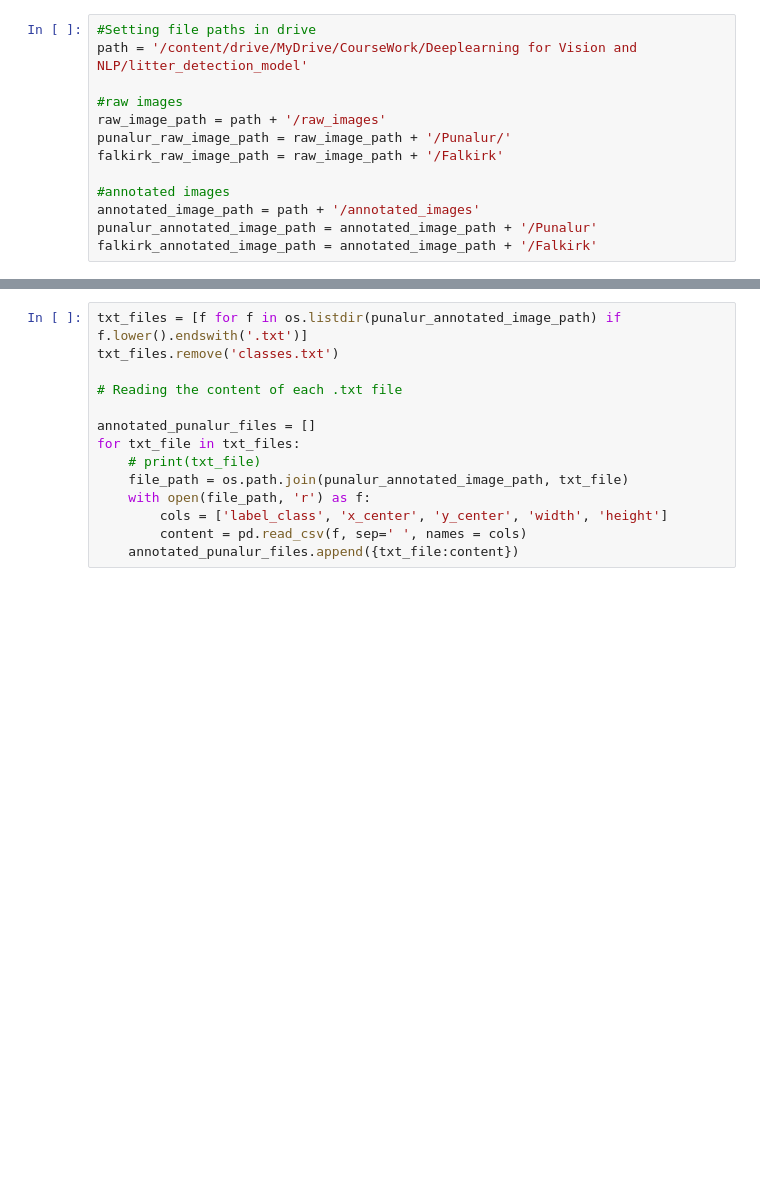
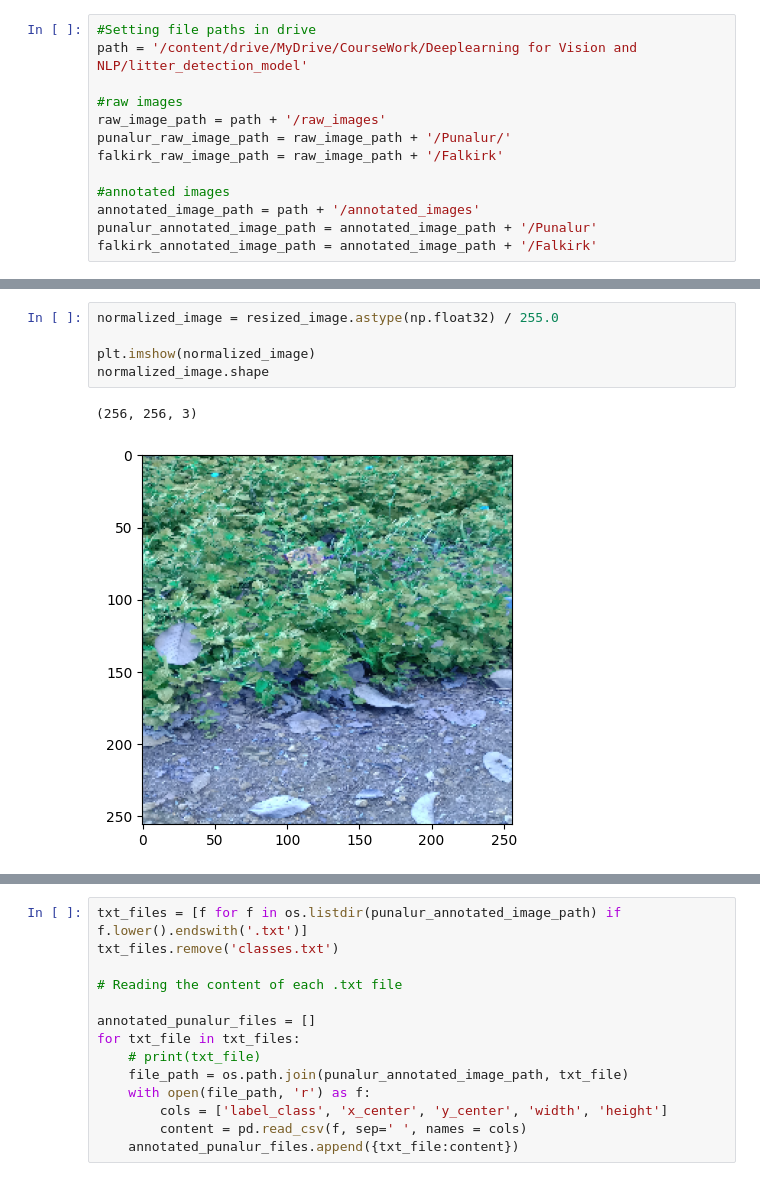
Before and after one commit to bipinthecoder/Street-Litter-Detection, a Jupyter notebook: vgg16_litter_detection.ipynb, the cells around one changed output, grey strips where cells are left out. Saved outputs shown, nothing was run; the diff lists cells and outputs as text; blank space fills up the shorter version.

```diff
--- a/vgg16_litter_detection.ipynb
+++ b/vgg16_litter_detection.ipynb
@@ -57,0 +67,8 @@ plt.show()
+# %%
+normalized_image = resized_image.astype(np.float32) / 255.0
+
+plt.imshow(normalized_image)
+normalized_image.shape
+# %% [output]
+(256, 256, 3)
+[figure, added]
```
Also changed, not shown: parts of 16 cells of this notebook.
